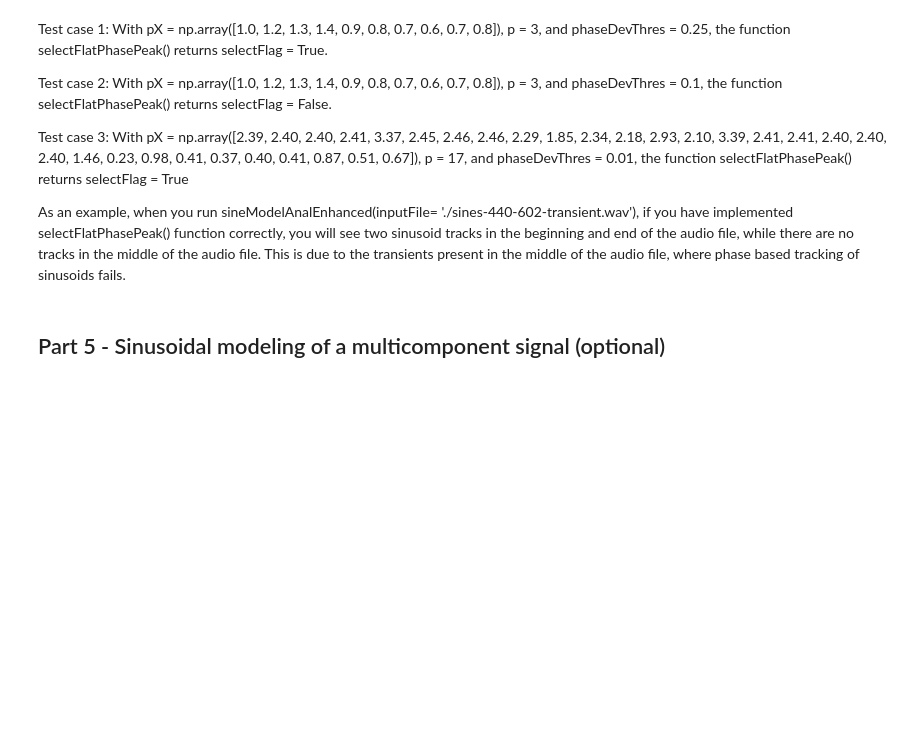
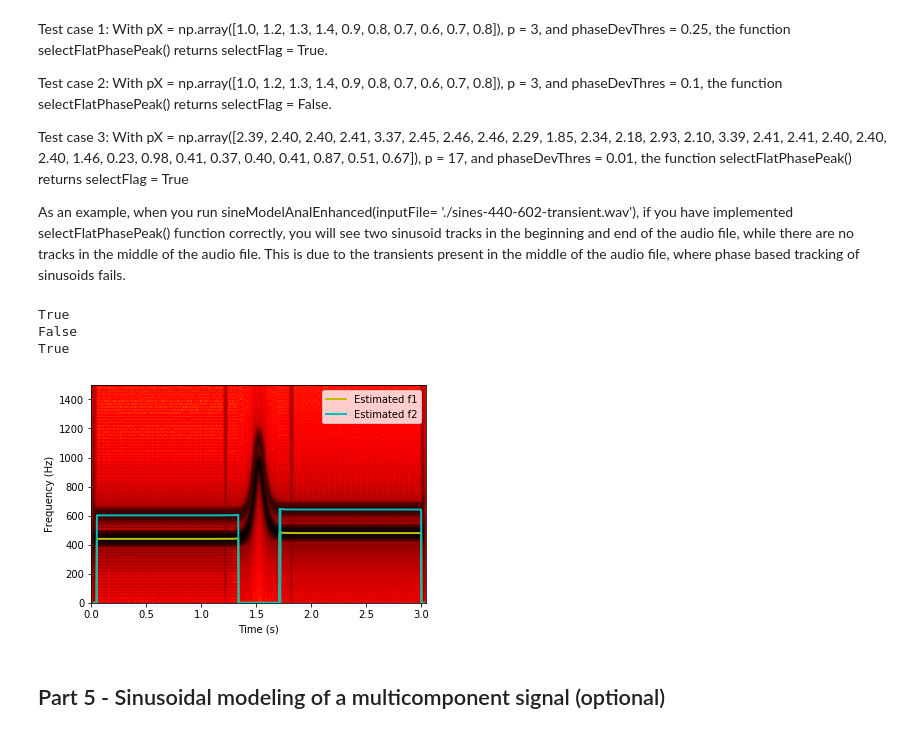
Before and after one commit to jiemojiemo/audio_signal_processing_assignments, a Jupyter notebook: assignments/A5/A5.ipynb, the cells around one changed output. Saved outputs shown, nothing was run; the diff lists cells and outputs as text; code cells hidden in the pictures; blank space fills up the shorter version.

```diff
--- a/assignments/A5/A5.ipynb
+++ b/assignments/A5/A5.ipynb
@@ -329,6 +429,19 @@ def selectFlatPhasePeak(pX, p, phaseDevThres):
             selectFlag (Boolean) = True, if the peak at index p is a mainlobe, False otherwise
     """
     #Your code here
+    around_samples = pX[p-2:p+2+1]
+
+    assert(around_samples.size == 5)
+
+    # compute the deviation
+    dev = np.std(around_samples)
+
+    selectFlag = False
+
+    if dev < phaseDevThres:
+        selectFlag = True
+
+    return selectFlag
 
 
 ### Go through the code below and understand it, but do not modify anything ###
@@ -388,7 +501,7 @@ def sineModelAnalEnhanced(inputFile= '../../sounds/sines-440-602-transient.wav')
     binFreq = fs*np.arange(N*maxplotfreq/fs)/N
     numFrames = int(mX[:,0].size)
     frmTime = H*np.arange(numFrames)/float(fs)
-    plt.pcolormesh(frmTime, binFreq, np.transpose(mX[:,:N*maxplotfreq/fs+1]), cmap='hot_r')
+    plt.pcolormesh(frmTime, binFreq, np.transpose(mX[:,:int(N*maxplotfreq/fs+1)]), cmap='hot_r')
     plt.plot(tStamps,tfreq[:,0], color = 'y', linewidth=2.0)
     plt.plot(tStamps,tfreq[:,1], color = 'c', linewidth=2.0)
     plt.legend(('Estimated f1', 'Estimated f2'))
@@ -418,3 +529,21 @@ sinusoids fails.
+# %%
+## Your code here
+
+for i in range(1, 4):
+    test_data = loadTestCases.load(4, i)
+    input_data = test_data['input']
+    output_data = test_data['output']
+
+    selectFlag = selectFlatPhasePeak(input_data['pX'], input_data['p'], input_data['phaseDevThres'])
+    print(selectFlag)
+# %% [output]
+True
+False
+True
+# %%
+tStamps, tfreq = sineModelAnalEnhanced()
+# %% [output]
+[figure, added]
 # %% [markdown]
 ## Part 5 - Sinusoidal modeling of a multicomponent signal (optional)
 # %% [markdown]
```
Also changed, not shown: parts of 15 cells of this notebook, 8 other files.
